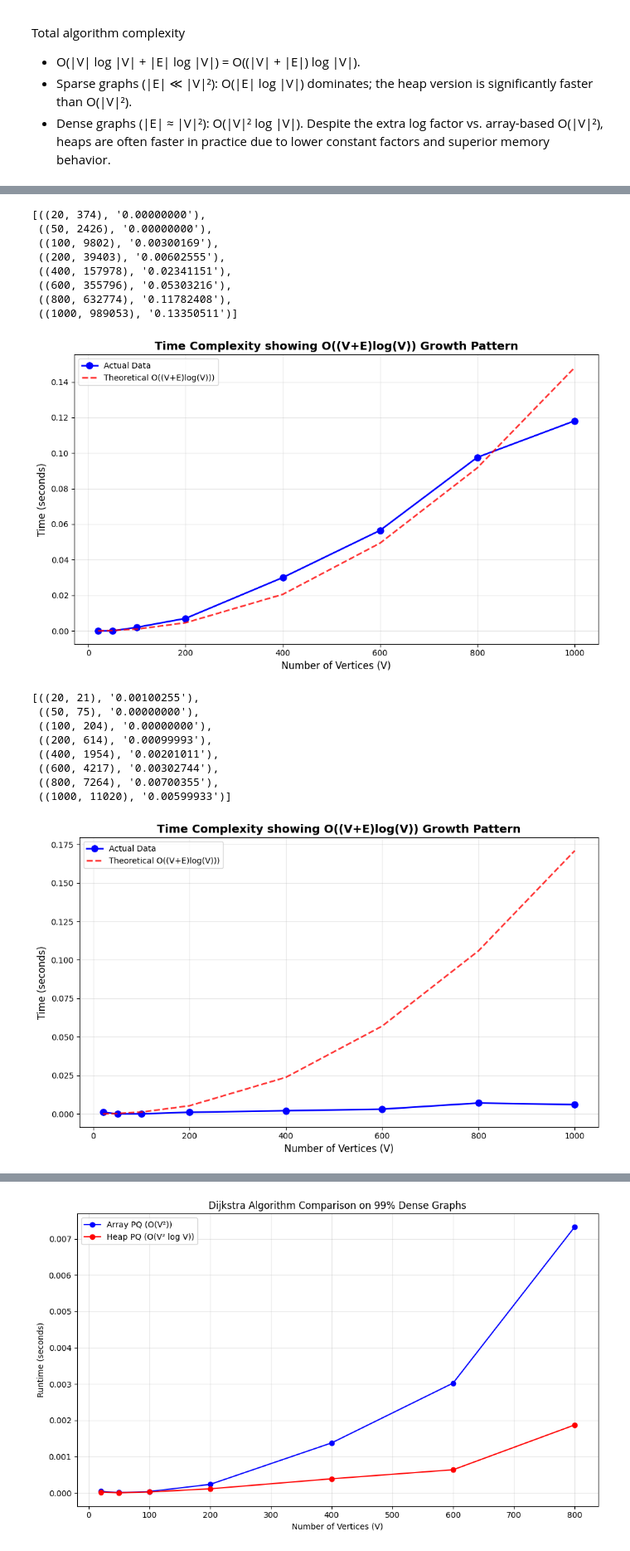
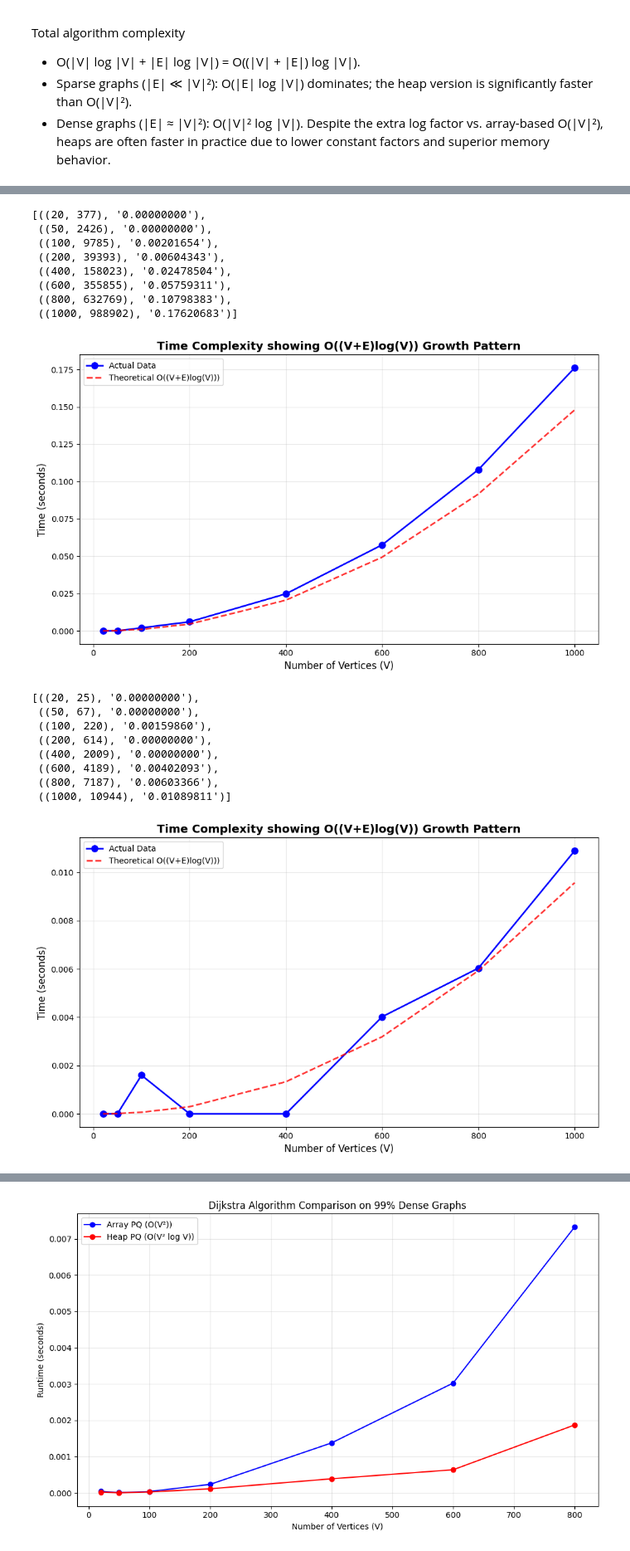
Before and after one commit to UnpretentiousCoder/Algo_design_and_analysis, a Jupyter notebook: lab2.ipynb, the cells around one changed output, grey strips where cells are left out. Shown at 83% size. Cells and saved outputs as stored; diff of their text form; code cells hidden in the pictures.

Commit message:
did part c and analysed the time

```diff
--- a/lab2.ipynb
+++ b/lab2.ipynb
@@ -376,30 +376,28 @@ print(heapq.heappop(min_heap1))
 # %% [output]
 (4, '1', '2')
 # %%
-from collections import defaultdict
-import random
-
 def generate_adj_list(V, edge_prob=0.2, max_weight=10):
     graph = defaultdict(list)
     num_of_edge = 0
 
-    # Step 1:Create a spanning tree to ensure connectivity
+    # Step 1: Create spanning tree for connectivity
     for i in range(1, V):
         j = random.randint(0, i - 1)
         weight = random.randint(1, max_weight)
-        graph[j].append((i, weight))  # Directed edge from j to i
+        graph[j].append((i, weight))
         num_of_edge += 1
 
-    # Step 2: Add additional random edges based on edge_prob
+
+    #Add random edges - use a SET to track existing edges efficiently
     for i in range(V):
+        existing = {neighbor for neighbor, _ in graph[i]}
+
         for j in range(V):
-            if i != j:
-                # Check if edge i->j already exists
-                existing_neighbors = [neighbor for neighbor, _ in graph[i]]
-                if j not in existing_neighbors and random.random() < edge_prob:
-                    weight = random.randint(1, max_weight)
-                    graph[i].append((j, weight))
-                    num_of_edge += 1
+            if i != j and j not in existing and random.random() < edge_prob:
+                weight = random.randint(1, max_weight)
+                graph[i].append((j, weight))
+                num_of_edge += 1
+                existing.add(j)  # Update the set
 
     return graph, num_of_edge
 # %%
@@ -495,14 +493,14 @@ Graph generation time for V=1000: 41.14767480 seconds
 # %%
 time_taken_result_for_dense_heap
 # %% [output]
-[((20, 374), '0.00000000'),
+[((20, 377), '0.00000000'),
  ((50, 2426), '0.00000000'),
- ((100, 9802), '0.00300169'),
- ((200, 39403), '0.00602555'),
- ((400, 157978), '0.02341151'),
- ((600, 355796), '0.05303216'),
- ((800, 632774), '0.11782408'),
- ((1000, 989053), '0.13350511')]
+ ((100, 9785), '0.00201654'),
+ ((200, 39393), '0.00604343'),
+ ((400, 158023), '0.02478504'),
+ ((600, 355855), '0.05759311'),
+ ((800, 632769), '0.10798383'),
+ ((1000, 988902), '0.17620683')]
 # %%
 
 V_values = [item[0][0] for item in time_taken_result_for_dense_heap]
@@ -527,7 +525,7 @@ plt.legend()
 plt.tight_layout()
 plt.show()
 # %% [output]
-[figure, old version]
+[figure, new version]
 # %%
 time_taken_result_for_sparse_heap = []
 input_sizes = [20, 50, 100, 200, 400, 600 , 800, 1000]
@@ -542,36 +540,36 @@ for V in input_sizes:
 # %%
 time_taken_result_for_sparse_heap
 # %% [output]
-[((20, 21), '0.00100255'),
- ((50, 75), '0.00000000'),
- ((100, 204), '0.00000000'),
- ((200, 614), '0.00099993'),
- ((400, 1954), '0.00201011'),
- ((600, 4217), '0.00302744'),
- ((800, 7264), '0.00700355'),
- ((1000, 11020), '0.00599933')]
+[((20, 25), '0.00000000'),
+ ((50, 67), '0.00000000'),
+ ((100, 220), '0.00159860'),
+ ((200, 614), '0.00000000'),
+ ((400, 2009), '0.00000000'),
+ ((600, 4189), '0.00402093'),
+ ((800, 7187), '0.00603366'),
+ ((1000, 10944), '0.01089811')]
 # %%
 
 V_values = [item[0][0] for item in time_taken_result_for_sparse_heap]
 E_values = [item[0][1] for item in time_taken_result_for_sparse_heap]
 time_values = [float(item[1]) for item in time_taken_result_for_sparse_heap]
 
 #Create the plot
 plt.figure(figsize=(10, 6))
 plt.plot(V_values, time_values, 'b-o', linewidth=2, markersize=8, label='Actual Data') #actual
 
 V_theoretical = np.array(V_values)
 E_theroratical = np.array(E_values)
-theoretical_times = (V_theoretical + E_theoratical) * np.log(V_theoretical) * 0.000000025
+theoretical_times = (V_theoretical + E_theoratical) * np.log(V_theoretical) * 0.0000000014
 plt.plot(V_theoretical, theoretical_times, 'r--', linewidth=2,
          label='Theoretical O((V+E)log(V)))', alpha=0.8)
 plt.xlabel('Number of Vertices (V)', fontsize=12)
 plt.ylabel('Time (seconds)', fontsize=12)
 plt.title('Time Complexity showing O((V+E)log(V)) Growth Pattern', fontsize=14, fontweight='bold')
 plt.grid(True, alpha=0.3)
 plt.legend()
 
 plt.tight_layout()
 plt.show()
 # %% [output]
-[figure, old version]
+[figure, new version]
```
Also changed, not shown: parts of 14 cells of this notebook.
